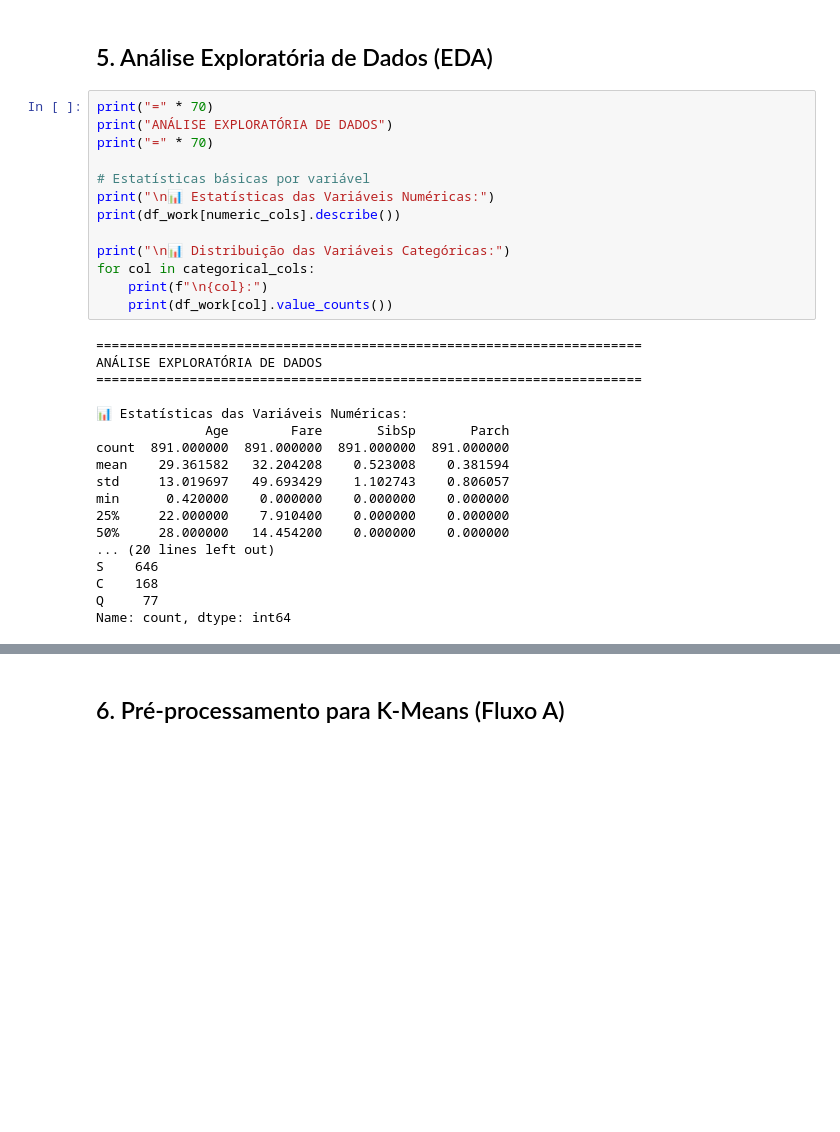
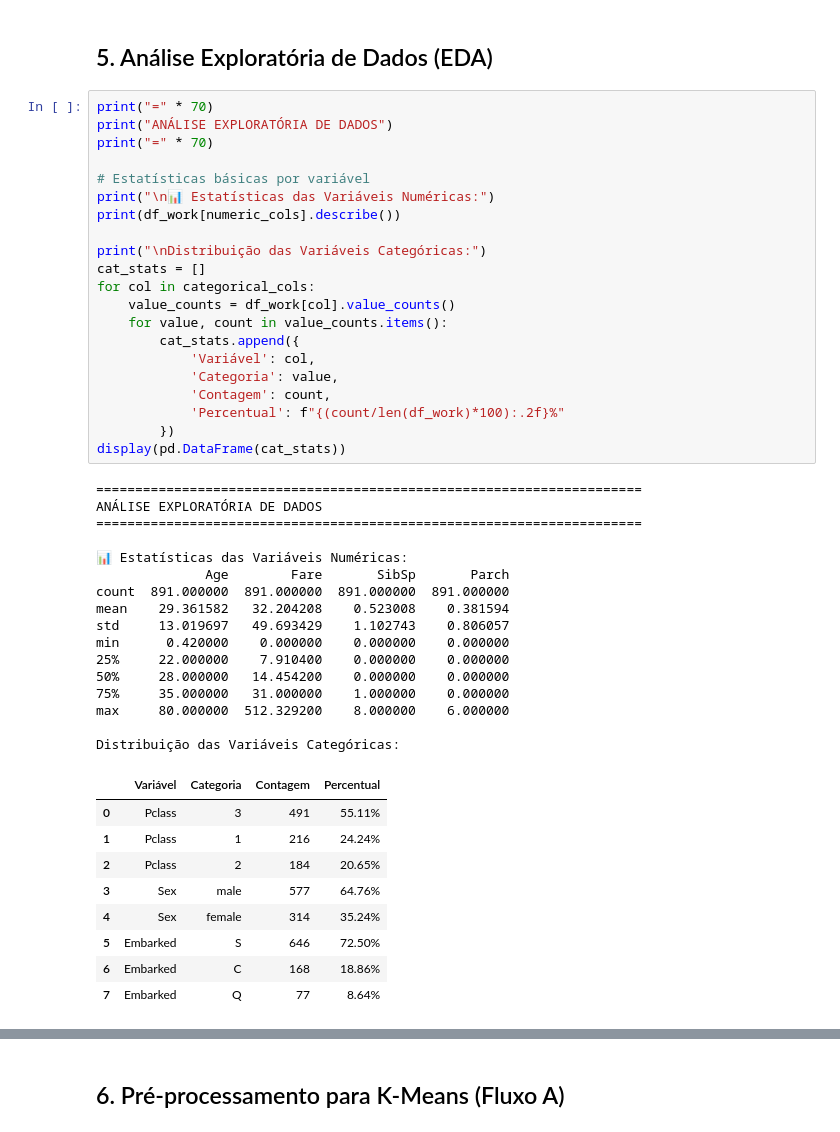
Before and after one commit to jvictornobre27/titanic-clustering-comparison, a Jupyter notebook: notebooks/titanic_clustering.ipynb, the cells around one changed output, grey strips where cells are left out. Cells and saved outputs as stored; diff of their text form; blank space fills up the shorter version.

```diff
--- a/notebooks/titanic_clustering.ipynb
+++ b/notebooks/titanic_clustering.ipynb
@@ -237,34 +277,50 @@ dtype: int64
 # %%
 print("=" * 70)
 print("ANÁLISE EXPLORATÓRIA DE DADOS")
 print("=" * 70)
 
 # Estatísticas básicas por variável
 print("\n📊 Estatísticas das Variáveis Numéricas:")
 print(df_work[numeric_cols].describe())
 
-print("\n📊 Distribuição das Variáveis Categóricas:")
+print("\nDistribuição das Variáveis Categóricas:")
+cat_stats = []
 for col in categorical_cols:
-    print(f"\n{col}:")
-    print(df_work[col].value_counts())
+    value_counts = df_work[col].value_counts()
+    for value, count in value_counts.items():
+        cat_stats.append({
+            'Variável': col,
+            'Categoria': value,
+            'Contagem': count,
+            'Percentual': f"{(count/len(df_work)*100):.2f}%"
+        })
+display(pd.DataFrame(cat_stats))
 # %% [output]
 ======================================================================
 ANÁLISE EXPLORATÓRIA DE DADOS
 ======================================================================
 
 📊 Estatísticas das Variáveis Numéricas:
               Age        Fare       SibSp       Parch
 count  891.000000  891.000000  891.000000  891.000000
 mean    29.361582   32.204208    0.523008    0.381594
 std     13.019697   49.693429    1.102743    0.806057
 min      0.420000    0.000000    0.000000    0.000000
 25%     22.000000    7.910400    0.000000    0.000000
 50%     28.000000   14.454200    0.000000    0.000000
-... (20 lines left out)
-S    646
-C    168
-Q     77
-Name: count, dtype: int64
+75%     35.000000   31.000000    1.000000    0.000000
+max     80.000000  512.329200    8.000000    6.000000
+
+Distribuição das Variáveis Categóricas:
+|  | Variável | Categoria | Contagem | Percentual |
+| 0 | Pclass | 3 | 491 | 55.11% |
+| 1 | Pclass | 1 | 216 | 24.24% |
+| 2 | Pclass | 2 | 184 | 20.65% |
+| 3 | Sex | male | 577 | 64.76% |
+| 4 | Sex | female | 314 | 35.24% |
+| 5 | Embarked | S | 646 | 72.50% |
+| 6 | Embarked | C | 168 | 18.86% |
+| 7 | Embarked | Q | 77 | 8.64% |
 # %%
 # Visualização de distribuições - Variáveis numéricas
 fig, axes = plt.subplots(2, 2, figsize=(15, 10))
```
Also changed, not shown: parts of 17 cells of this notebook, 13 other files.
